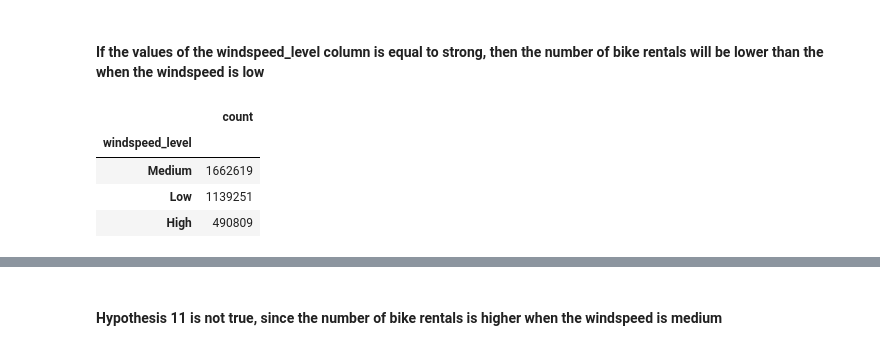
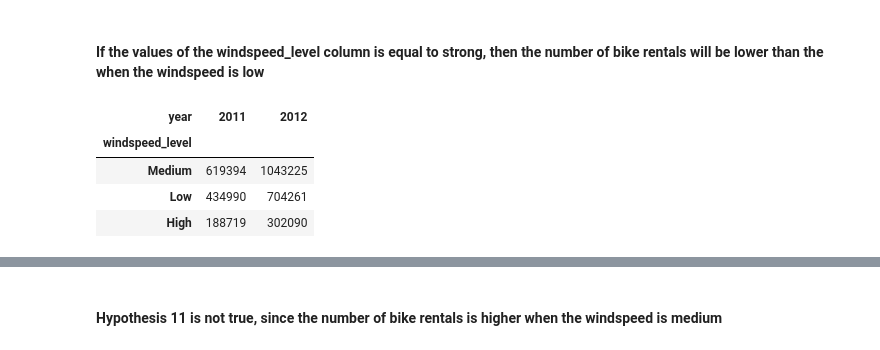
Before and after one commit to MaxLopezSalgado/capital_bike_sharing, a Jupyter notebook: eda/eda.ipynb, the cells around one changed output, grey strips where cells are left out. Drawn from its saved outputs; the diff is of its cells as text; code cells hidden in the pictures.

```diff
--- a/eda/eda.ipynb
+++ b/eda/eda.ipynb
@@ -451,12 +469,12 @@ plt.show()
 # %% [markdown]
 #### If the values of the windspeed_level column is equal to strong, then the number of bike rentals will be lower than the  when the windspeed is low
 # %%
-# create a pivot table to check the number of bike rentals in each windspeed level
-rentals_per_windspeed_level = pd.pivot_table(rentals_time_weather, index='windspeed_level', values='count', aggfunc='sum').sort_values(by='count', ascending=False)
-rentals_per_windspeed_level
+# Create two pivot tables to check the number of bike rentals in each windspeed_level column value in 2011 and 2012 and sort the values
+rentals_time_weather.pivot_table(index='windspeed_level', columns='year', values='count', aggfunc='sum').sort_values(ascending=False, by=2011)
+rentals_time_weather.pivot_table(index='windspeed_level', columns='year', values='count', aggfunc='sum').sort_values(ascending=False, by=2012)
 # %% [output]
-|  | count |
-| windspeed_level |  |
-| Medium | 1662619 |
-| Low | 1139251 |
-| High | 490809 |
+| year | 2011 | 2012 |
+| windspeed_level |  |  |
+| Medium | 619394 | 1043225 |
+| Low | 434990 | 704261 |
+| High | 188719 | 302090 |
```
Also changed, not shown: parts of 19 cells of this notebook.
